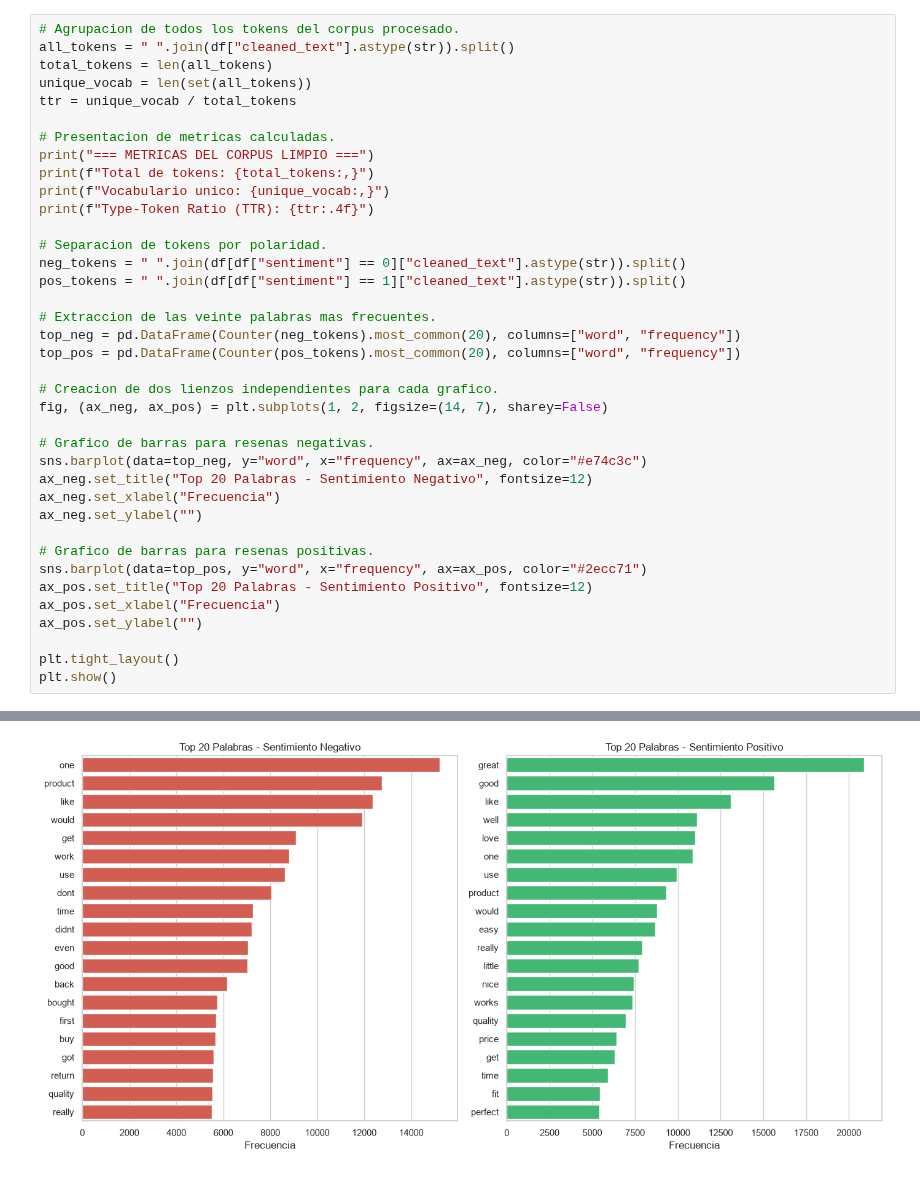
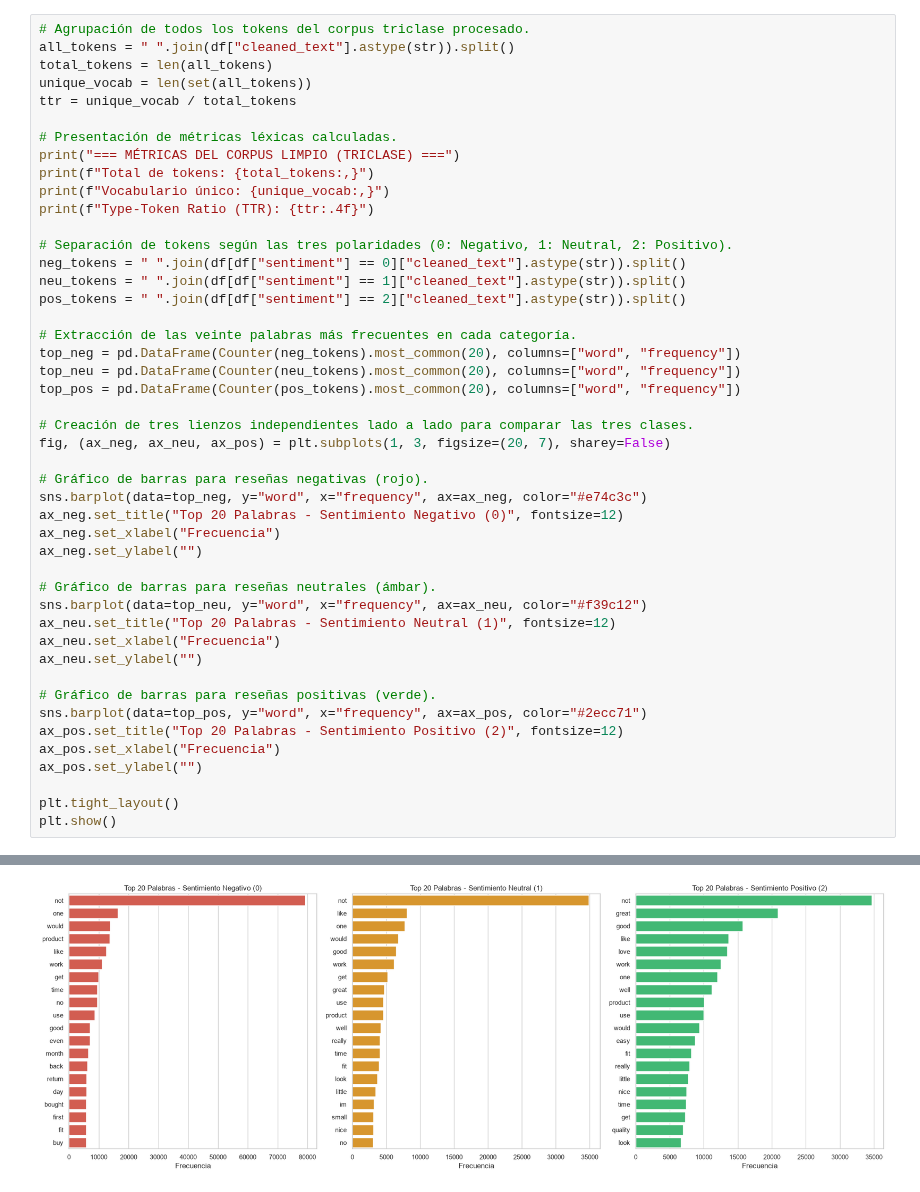
Before and after one commit to Lauti12martinez/Proyecto-Taller-II-, a Jupyter notebook: triclase/notebooks/01_eda.ipynb, the cells around one changed output, grey strips where cells are left out. Cells and saved outputs as stored; diff of their text form.

```diff
--- a/triclase/notebooks/01_eda.ipynb
+++ b/triclase/notebooks/01_eda.ipynb
@@ -51,36 +75,44 @@ Cargando dataset limpio...
 # %%
-# Agrupacion de todos los tokens del corpus procesado.
+# Agrupación de todos los tokens del corpus triclase procesado.
 all_tokens = " ".join(df["cleaned_text"].astype(str)).split()
 total_tokens = len(all_tokens)
 unique_vocab = len(set(all_tokens))
 ttr = unique_vocab / total_tokens
 
-# Presentacion de metricas calculadas.
-print("=== METRICAS DEL CORPUS LIMPIO ===")
+# Presentación de métricas léxicas calculadas.
+print("=== MÉTRICAS DEL CORPUS LIMPIO (TRICLASE) ===")
 print(f"Total de tokens: {total_tokens:,}")
-print(f"Vocabulario unico: {unique_vocab:,}")
+print(f"Vocabulario único: {unique_vocab:,}")
 print(f"Type-Token Ratio (TTR): {ttr:.4f}")
 
-# Separacion de tokens por polaridad.
+# Separación de tokens según las tres polaridades (0: Negativo, 1: Neutral, 2: Positivo).
 neg_tokens = " ".join(df[df["sentiment"] == 0]["cleaned_text"].astype(str)).split()
-pos_tokens = " ".join(df[df["sentiment"] == 1]["cleaned_text"].astype(str)).split()
+neu_tokens = " ".join(df[df["sentiment"] == 1]["cleaned_text"].astype(str)).split()
+pos_tokens = " ".join(df[df["sentiment"] == 2]["cleaned_text"].astype(str)).split()
 
-# Extraccion de las veinte palabras mas frecuentes.
+# Extracción de las veinte palabras más frecuentes en cada categoría.
 top_neg = pd.DataFrame(Counter(neg_tokens).most_common(20), columns=["word", "frequency"])
+top_neu = pd.DataFrame(Counter(neu_tokens).most_common(20), columns=["word", "frequency"])
 top_pos = pd.DataFrame(Counter(pos_tokens).most_common(20), columns=["word", "frequency"])
 
-# Creacion de dos lienzos independientes para cada grafico.
-fig, (ax_neg, ax_pos) = plt.subplots(1, 2, figsize=(14, 7), sharey=False)
+# Creación de tres lienzos independientes lado a lado para comparar las tres clases.
+fig, (ax_neg, ax_neu, ax_pos) = plt.subplots(1, 3, figsize=(20, 7), sharey=False)
 
-# Grafico de barras para resenas negativas.
+# Gráfico de barras para reseñas negativas (rojo).
 sns.barplot(data=top_neg, y="word", x="frequency", ax=ax_neg, color="#e74c3c")
-ax_neg.set_title("Top 20 Palabras - Sentimiento Negativo", fontsize=12)
+ax_neg.set_title("Top 20 Palabras - Sentimiento Negativo (0)", fontsize=12)
 ax_neg.set_xlabel("Frecuencia")
 ax_neg.set_ylabel("")
 
-# Grafico de barras para resenas positivas.
+# Gráfico de barras para reseñas neutrales (ámbar).
+sns.barplot(data=top_neu, y="word", x="frequency", ax=ax_neu, color="#f39c12")
+ax_neu.set_title("Top 20 Palabras - Sentimiento Neutral (1)", fontsize=12)
+ax_neu.set_xlabel("Frecuencia")
+ax_neu.set_ylabel("")
+
+# Gráfico de barras para reseñas positivas (verde).
 sns.barplot(data=top_pos, y="word", x="frequency", ax=ax_pos, color="#2ecc71")
-ax_pos.set_title("Top 20 Palabras - Sentimiento Positivo", fontsize=12)
+ax_pos.set_title("Top 20 Palabras - Sentimiento Positivo (2)", fontsize=12)
 ax_pos.set_xlabel("Frecuencia")
 ax_pos.set_ylabel("")
 
@@ -94 +126 @@ Type-Token Ratio (TTR): 0.0192
-[figure, old version]
+[figure, new version]
```
Also changed, not shown: parts of 2 cells of this notebook, 6 other files.
